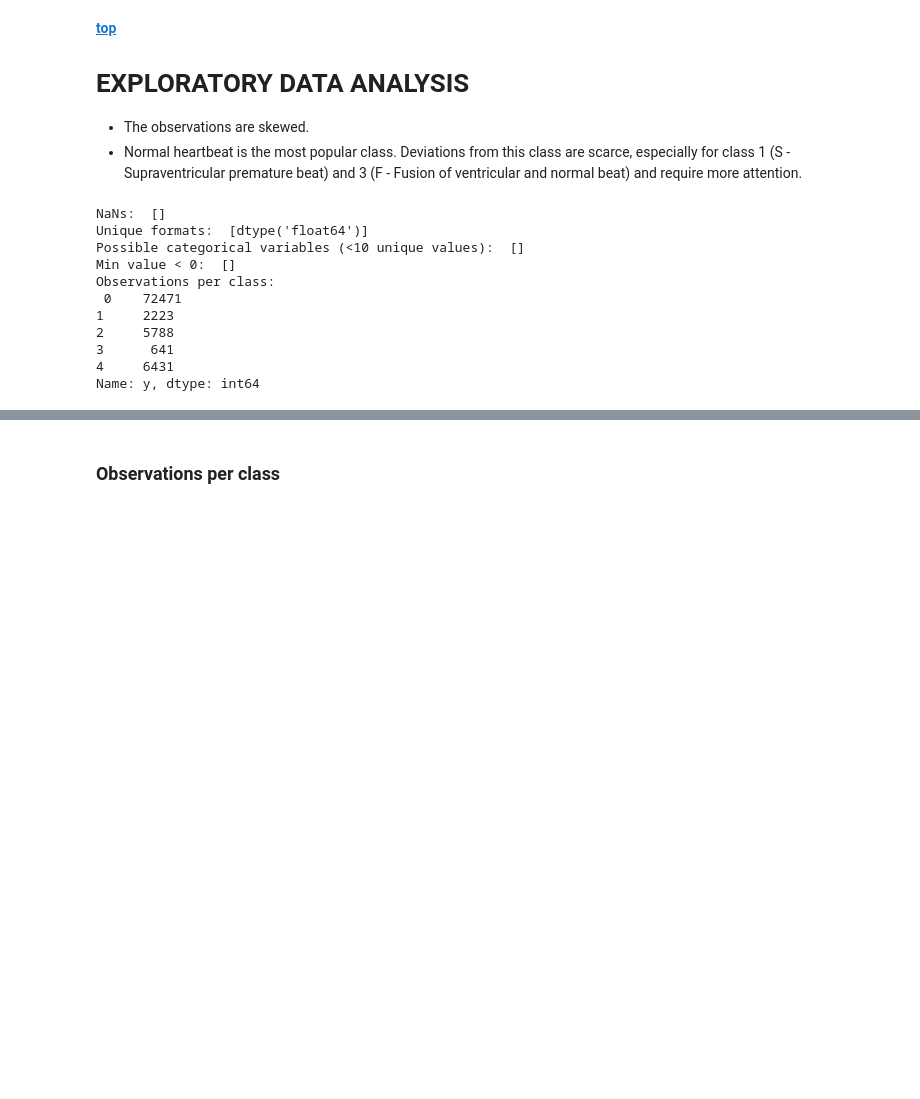
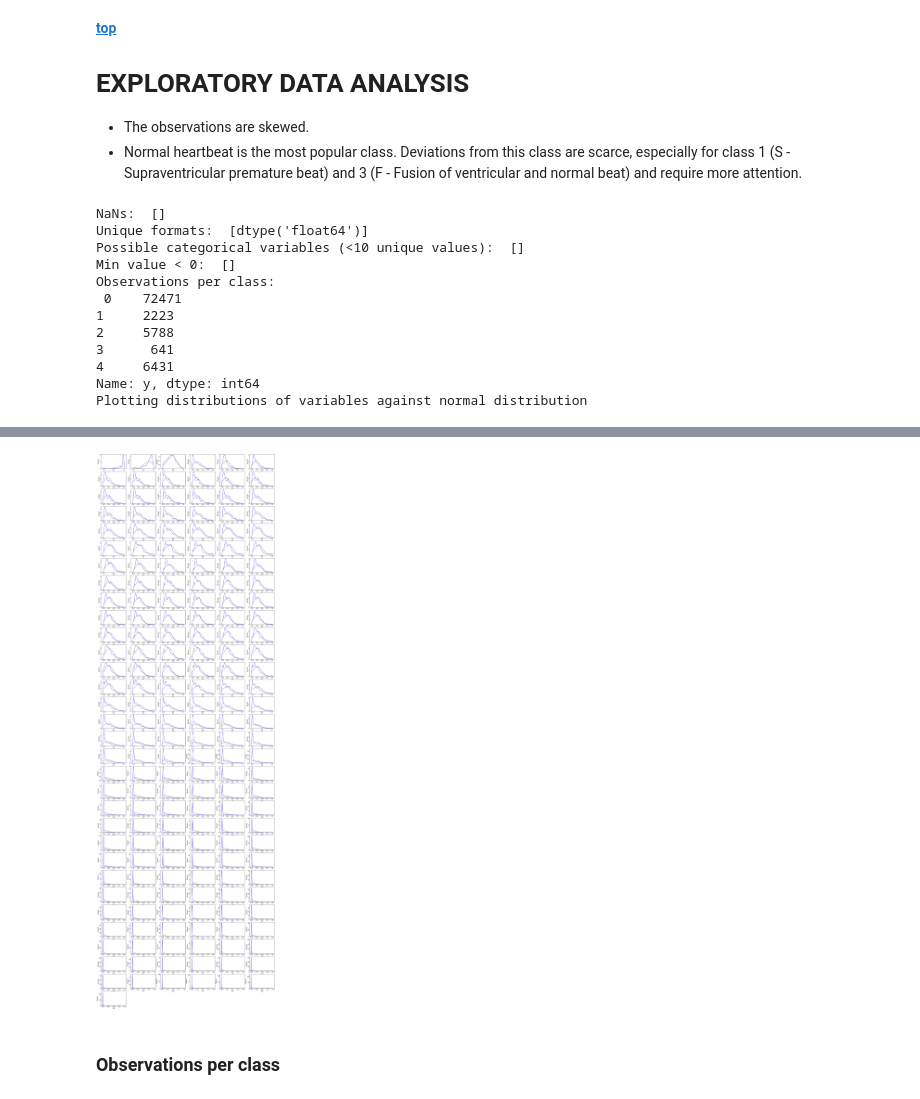
Before and after one commit to nastiag67/ecgn, a Jupyter notebook: README.ipynb, the cells around one changed output, grey strips where cells are left out. Saved outputs shown, nothing was run; the diff lists cells and outputs as text; code cells hidden in the pictures; blank space fills up the shorter version.

```diff
--- a/README.ipynb
+++ b/README.ipynb
@@ -118,8 +130,9 @@ cls_df.get_summary(
     categorical=True,
     min_less_0=True,
     class_counts=True,
-    check_normdist=False,
+    check_normdist=True,
     plot_boxplots=False)
+plt.savefig(f"dist.png", dpi=300, bbox_inches='tight')
 # %% [output]
 NaNs:  []
 Unique formats:  [dtype('float64')]
@@ -132,3 +145,4 @@ Observations per class:
 3      641
 4     6431
 Name: y, dtype: int64
+Plotting distributions of variables against normal distribution
@@ -135,3 +150,4 @@ Name: y, dtype: int64
+[figure, added]
 # %% [markdown]
 ### Observations per class
 # %%
```
Also changed, not shown: parts of 44 cells of this notebook.
